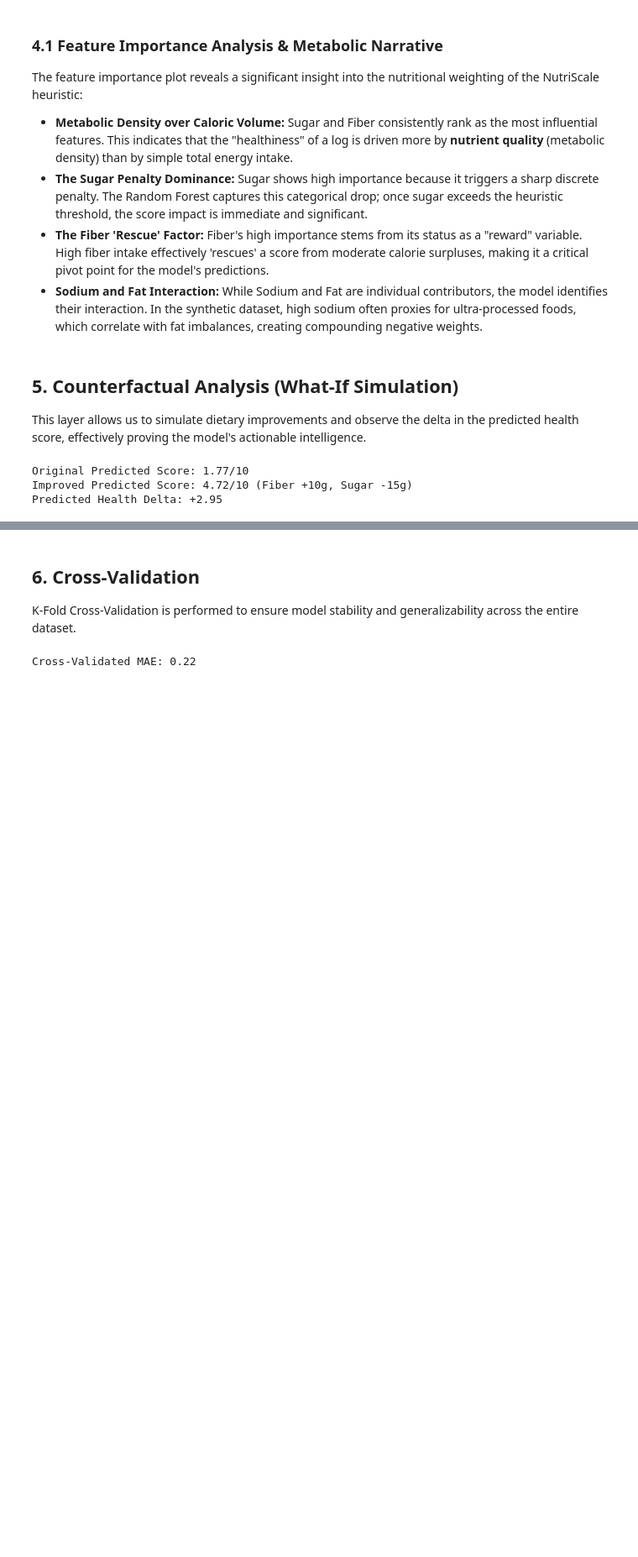
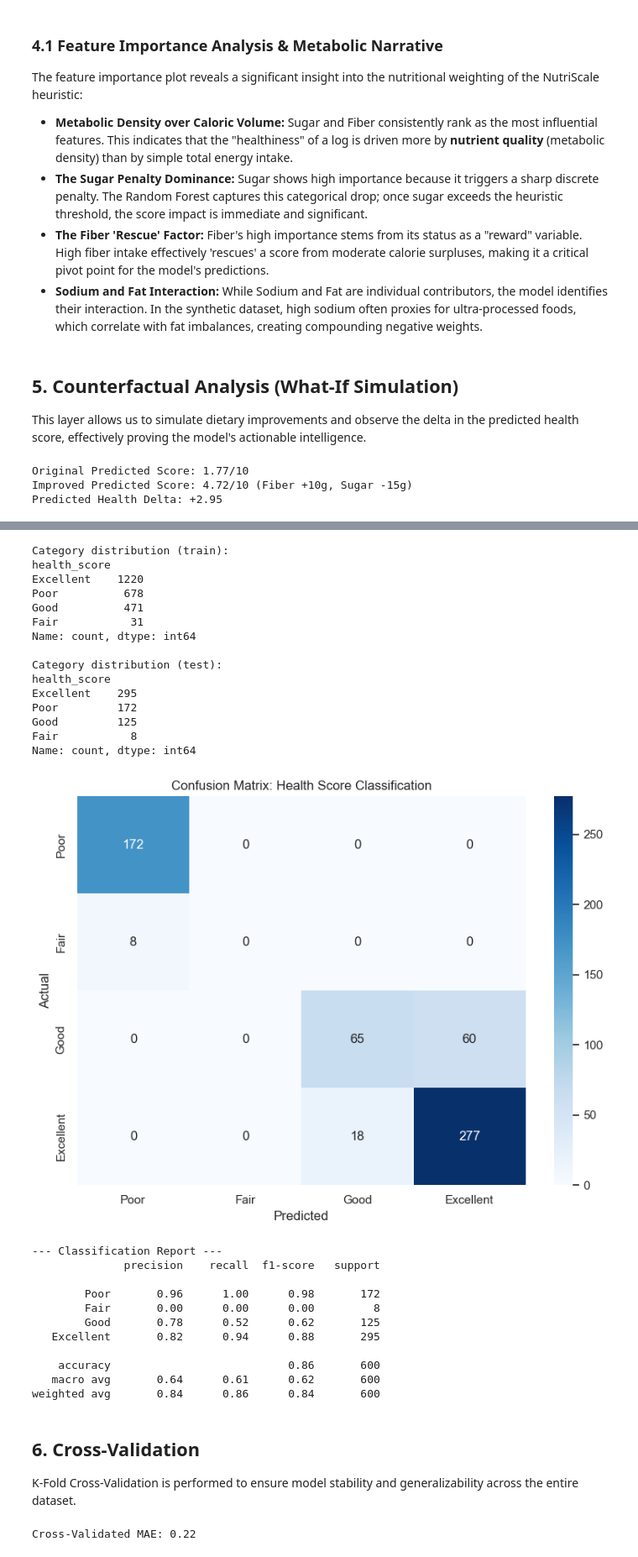
Before and after one commit to nabeelsyed14/nutriscale, a Jupyter notebook: ml/nutriscale_ml.ipynb, the cells around one changed output, grey strips where cells are left out. Shown at 84% size. Cells and saved outputs as stored; diff of their text form; code cells hidden in the pictures; blank space fills up the shorter version.

```diff
--- a/ml/nutriscale_ml.ipynb
+++ b/ml/nutriscale_ml.ipynb
@@ -259,3 +364,73 @@ Predicted Health Delta: +2.95
+# %%
+from sklearn.ensemble import RandomForestClassifier
+from sklearn.metrics import confusion_matrix, classification_report
+
+# --- Bin Health Scores into Categories ---
+def categorize_score(score):
+    if score < 5:
+        return 'Poor'
+    elif score < 7:
+        return 'Fair'
+    elif score < 9:
+        return 'Good'
+    else:
+        return 'Excellent'
+
+y_train_cat = y_train.apply(categorize_score)
+y_test_cat = y_test.apply(categorize_score)
+
+print(f'Category distribution (train):\n{y_train_cat.value_counts()}')
+print(f'\nCategory distribution (test):\n{y_test_cat.value_counts()}')
+
+# --- Train RandomForestClassifier ---
+clf = RandomForestClassifier(n_estimators=100, random_state=42)
+clf.fit(X_train, y_train_cat)
+y_pred_cat = clf.predict(X_test)
+
+# --- Confusion Matrix ---
+labels = ['Poor', 'Fair', 'Good', 'Excellent']
+cm = confusion_matrix(y_test_cat, y_pred_cat, labels=labels)
+
+plt.figure(figsize=(8, 6))
+sns.heatmap(cm, annot=True, fmt='d', cmap='Blues',
+            xticklabels=labels, yticklabels=labels)
+plt.xlabel('Predicted')
+plt.ylabel('Actual')
+plt.title('Confusion Matrix: Health Score Classification')
+plt.tight_layout()
+plt.show()
+
+# --- Classification Report (Precision / Recall / F1) ---
+print('\n--- Classification Report ---')
+print(classification_report(y_test_cat, y_pred_cat, labels=labels, zero_division=0))
+# %% [output]
+Category distribution (train):
+health_score
+Excellent    1220
+Poor          678
+Good          471
+Fair           31
+Name: count, dtype: int64
+
+Category distribution (test):
+health_score
+Excellent    295
+Poor         172
+Good         125
+Fair           8
+Name: count, dtype: int64
+[figure, added]
+--- Classification Report ---
+              precision    recall  f1-score   support
+
+        Poor       0.96      1.00      0.98       172
+        Fair       0.00      0.00      0.00         8
+        Good       0.78      0.52      0.62       125
+   Excellent       0.82      0.94      0.88       295
+
+    accuracy                           0.86       600
+   macro avg       0.64      0.61      0.62       600
+weighted avg       0.84      0.86      0.84       600
 # %% [markdown]
 ## 6. Cross-Validation
 K-Fold Cross-Validation is performed to ensure model stability and generalizability across the entire dataset.
```
Also changed, not shown: parts of 9 cells of this notebook, 1 other file.
